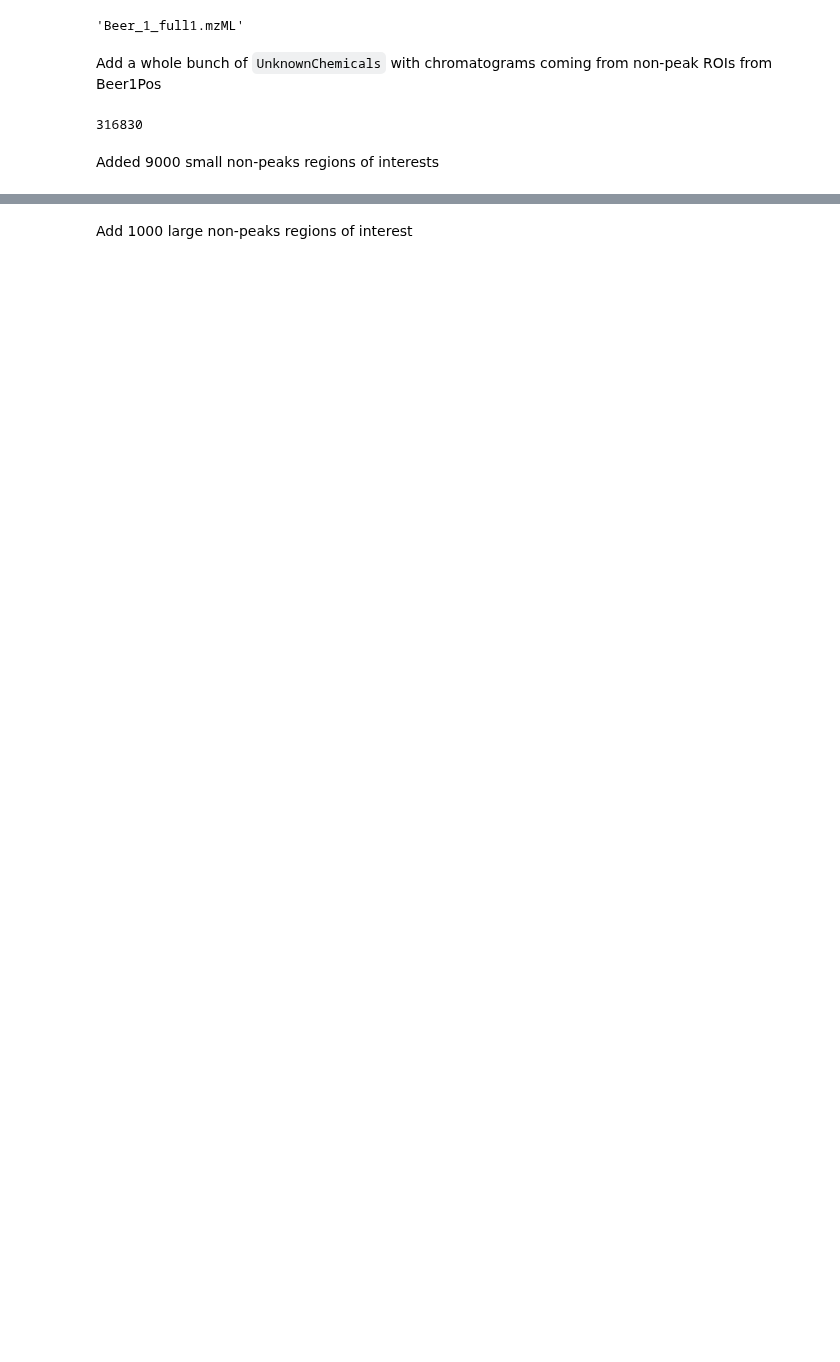
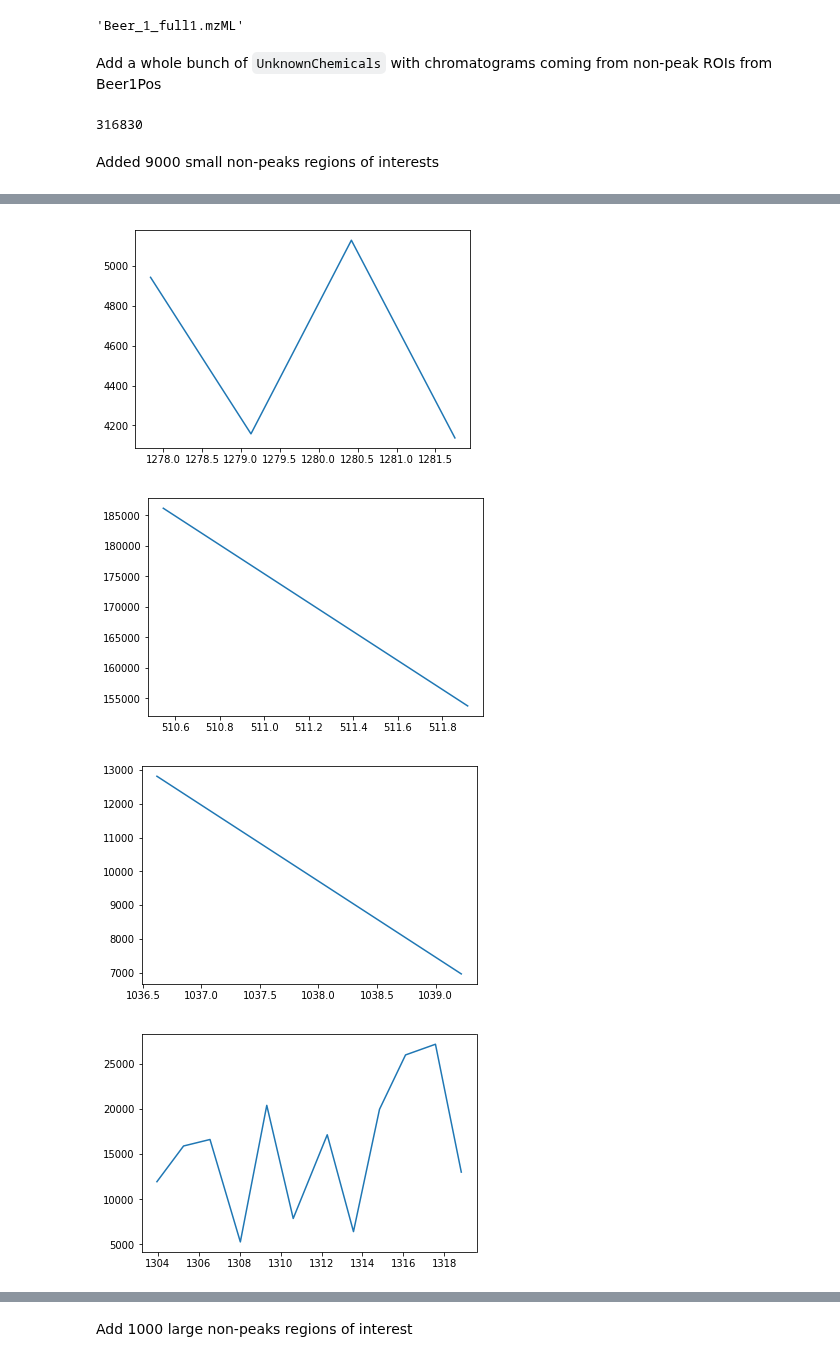
Before and after one commit to sdrogers/clms, a Jupyter notebook: Simulator/notebooks/top-N-experiments.ipynb, the cells around one changed output, grey strips where cells are left out. Saved outputs shown, nothing was run; the diff lists cells and outputs as text; code cells hidden in the pictures; blank space fills up the shorter version.

```diff
--- a/Simulator/notebooks/top-N-experiments.ipynb
+++ b/Simulator/notebooks/top-N-experiments.ipynb
@@ -129,0 +146,8 @@ for c in noises[0:10]:
+# %%
+rois = nc.sample(9000, ms_levels=2, min_num_scans=5)
+plot_chems(rois)
+# %% [output]
+[figure, added]
+[figure, added]
+[figure, added]
+[figure, added]
```
Also changed, not shown: parts of 30 cells of this notebook, 3 other files.
